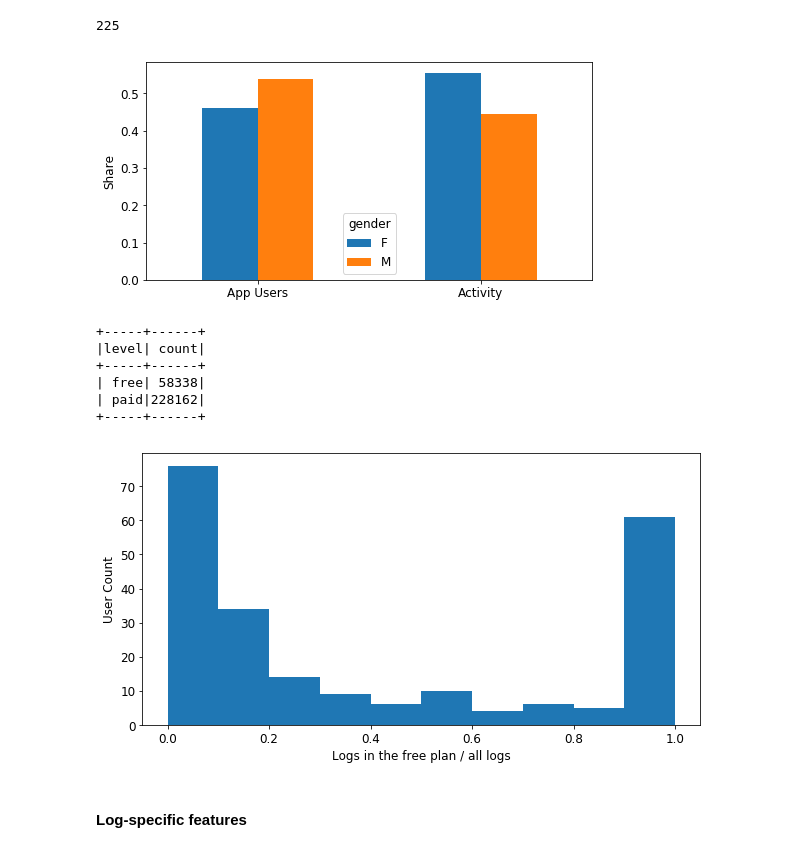
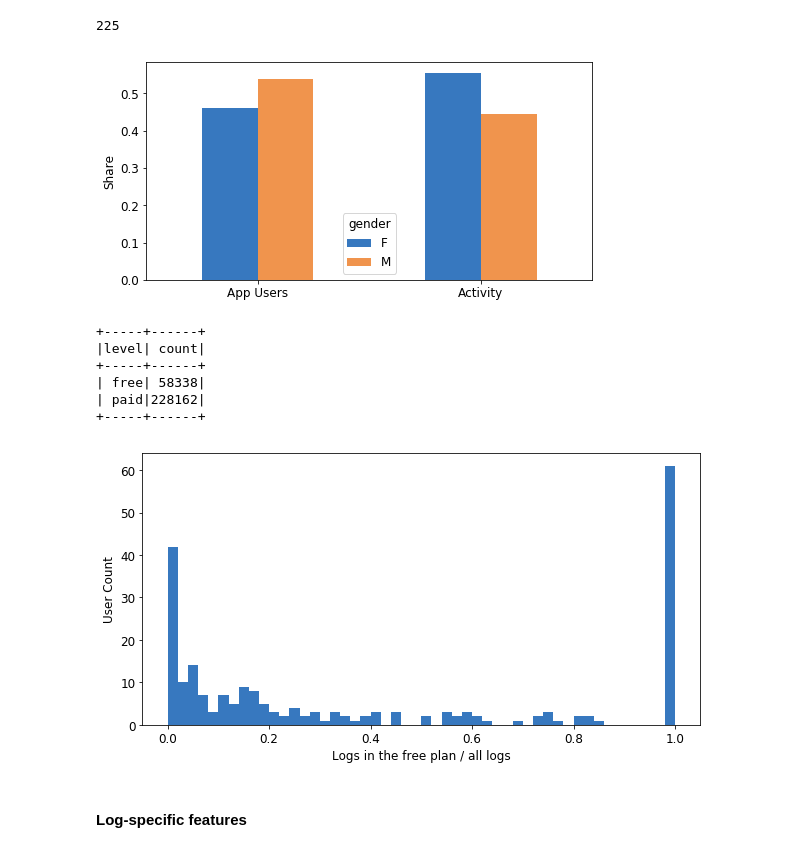
Before and after one commit to lukazaplotnik/Churn-Prediction-PySpark, a Jupyter notebook: sparkify_main.ipynb, the cells around one changed output. Saved outputs shown, nothing was run; the diff lists cells and outputs as text; code cells hidden in the pictures.

```diff
--- a/sparkify_main.ipynb
+++ b/sparkify_main.ipynb
@@ -367,15 +377,26 @@ gender_dist_logs = df.where(df.userId != "").groupby('gender').count().toPandas(
 
 gender_dist_logs_rel = (gender_dist_logs.set_index('gender') / sum(gender_dist_logs['count']))
 # %%
-# It is interesting to see that while there is more male users in the analyzed dataset,
+# It is interesting to see that while there is more male users in the analyzed dataset (Sparkify subset),
 # there is a considerably higher share of logs coming from the female population
 comparison = gender_dist_rel.merge(gender_dist_logs_rel, on='gender')
 comparison.columns = ['App Users', 'Activity']
+
+# Define plotting parameters
 plt.rcParams['figure.figsize'] = (8,4)
 plt.rcParams.update({'font.size': 12})
-comparison.transpose().plot.bar(rot = 0);
+
+# Define colors to use throughout this notebook
+colors = ["windows blue", "faded orange"]
+palette = sns.xkcd_palette(colors)
+color1 = palette[0]
+color2 = palette[1]
+
+# Plot
+comparison.transpose().plot.bar(rot = 0, color = [color1, color2]);
 plt.ylabel('Share');
+plt.savefig('gender')
 # %% [output]
-[figure, old version]
+[figure, new version]
 # %%
 # The subscription 'level' variable is rather indepdendent of other variables in the dataset. The users can switch between
@@ -402,12 +424,14 @@ tier_analysis = df.where(df.userId != '')\
 tier_analysis = tier_analysis.withColumn('shareoffree', col('freelogs') / (col('freelogs') + col('paidlogs')))
 tier_analysis_pd = tier_analysis.toPandas()
 # %%
+# Plot
 plt.rcParams['figure.figsize'] = (10,5)
-tier_analysis_pd['shareoffree'].plot.hist(bins = 10);
+tier_analysis_pd['shareoffree'].plot.hist(bins = 50,  color = color1);
 plt.ylabel('User Count');
 plt.xlabel('Logs in the free plan / all logs');
+plt.savefig('subscriptionchange')
 # %% [output]
-[figure, old version]
+[figure, new version]
 # %% [markdown]
 #### Log-specific features
 # %%
```
Also changed, not shown: parts of 168 cells of this notebook, 1 other file.
